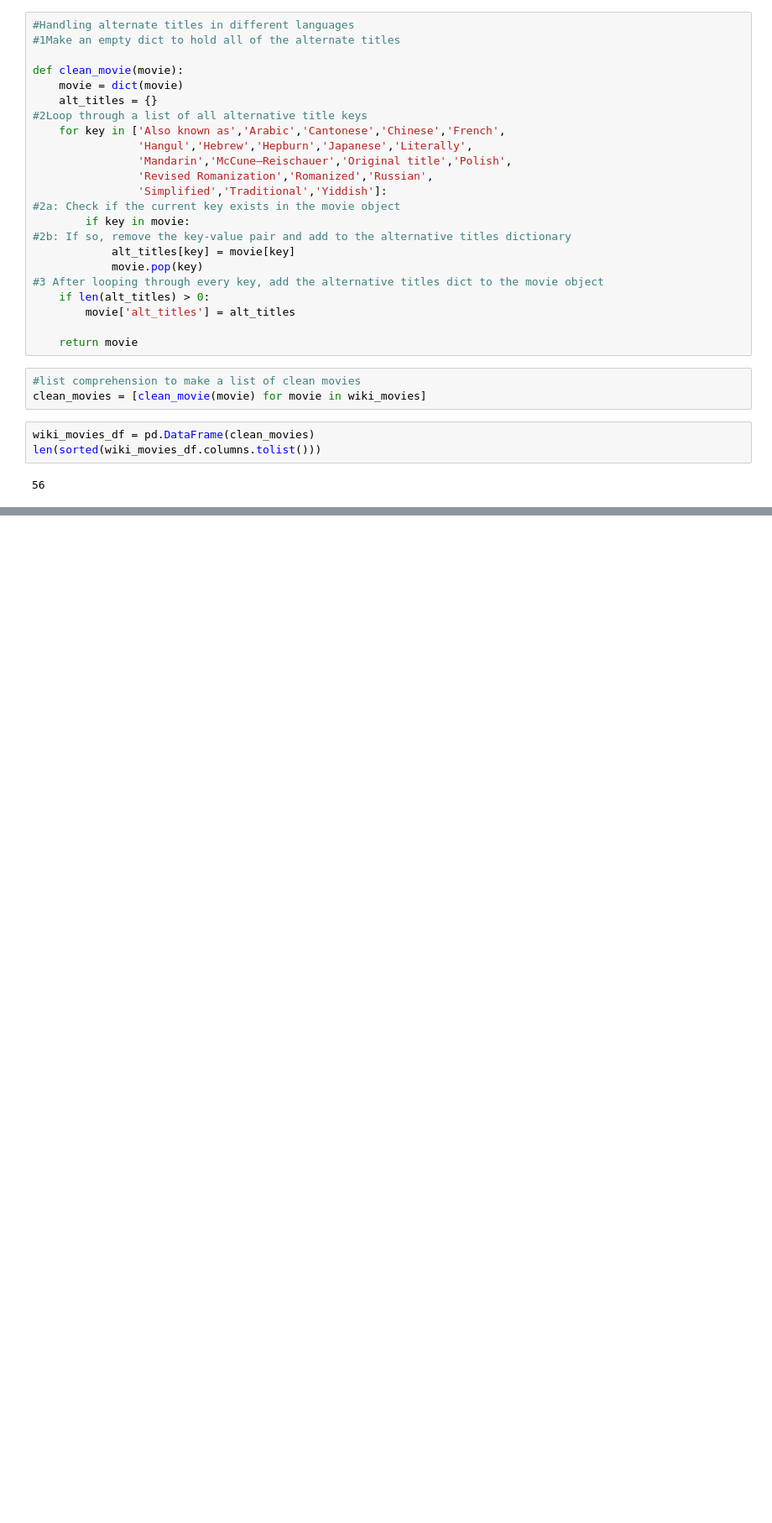
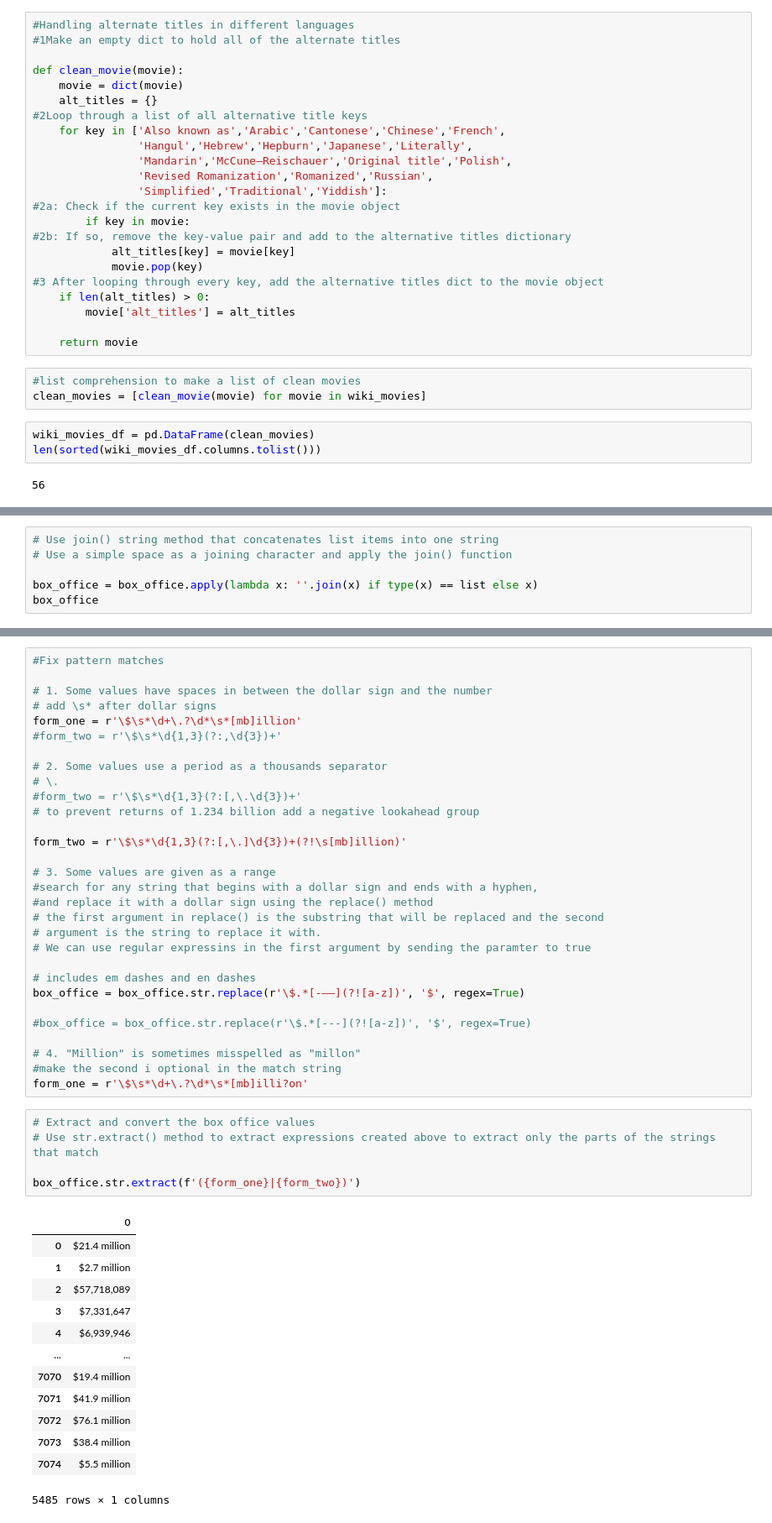
Before and after one commit to LisaUofM/Movies-ETL, a Jupyter notebook: ETL Module 8.ipynb, the cells around one changed output, grey strips where cells are left out. Shown: that part at 84% size. Cells and saved outputs as stored; diff of their text form; blank space fills up the shorter version.

Commit message:
parsing with regex

```diff
--- a/ETL Module 8.ipynb
+++ b/ETL Module 8.ipynb
@@ -264,0 +526,6 @@ len(sorted(wiki_movies_df.columns.tolist()))
+# %%
+# Use join() string method that concatenates list items into one string
+# Use a simple space as a joining character and apply the join() function
+
+box_office = box_office.apply(lambda x: ''.join(x) if type(x) == list else x)
+box_office
@@ -264,0 +627,49 @@ len(sorted(wiki_movies_df.columns.tolist()))
+# %%
+#Fix pattern matches
+
+# 1. Some values have spaces in between the dollar sign and the number
+# add \s* after dollar signs
+form_one = r'\$\s*\d+\.?\d*\s*[mb]illion'
+#form_two = r'\$\s*\d{1,3}(?:,\d{3})+'
+
+# 2. Some values use a period as a thousands separator
+# \.
+#form_two = r'\$\s*\d{1,3}(?:[,\.\d{3})+'
+# to prevent returns of 1.234 billion add a negative lookahead group
+
+form_two = r'\$\s*\d{1,3}(?:[,\.]\d{3})+(?!\s[mb]illion)'
+
+# 3. Some values are given as a range
+#search for any string that begins with a dollar sign and ends with a hyphen,
+#and replace it with a dollar sign using the replace() method
+# the first argument in replace() is the substring that will be replaced and the second
+# argument is the string to replace it with.
+# We can use regular expressins in the first argument by sending the paramter to true
+
+# includes em dashes and en dashes
+box_office = box_office.str.replace(r'\$.*[-—–](?![a-z])', '$', regex=True)
+
+#box_office = box_office.str.replace(r'\$.*[---](?![a-z])', '$', regex=True)
+
+# 4. "Million" is sometimes misspelled as "millon"
+#make the second i optional in the match string
+form_one = r'\$\s*\d+\.?\d*\s*[mb]illi?on'
+# %%
+# Extract and convert the box office values
+# Use str.extract() method to extract expressions created above to extract only the parts of the strings that match
+
+box_office.str.extract(f'({form_one}|{form_two})')
+# %% [output]
+|  | 0 |
+| 0 | $21.4 million |
+| 1 | $2.7 million |
+| 2 | $57,718,089 |
+| 3 | $7,331,647 |
+| 4 | $6,939,946 |
+| ... | ... |
+| 7070 | $19.4 million |
+| 7071 | $41.9 million |
+| 7072 | $76.1 million |
+| 7073 | $38.4 million |
+| 7074 | $5.5 million |
+5485 rows × 1 columns
```
Also changed, not shown: parts of 54 cells of this notebook.
